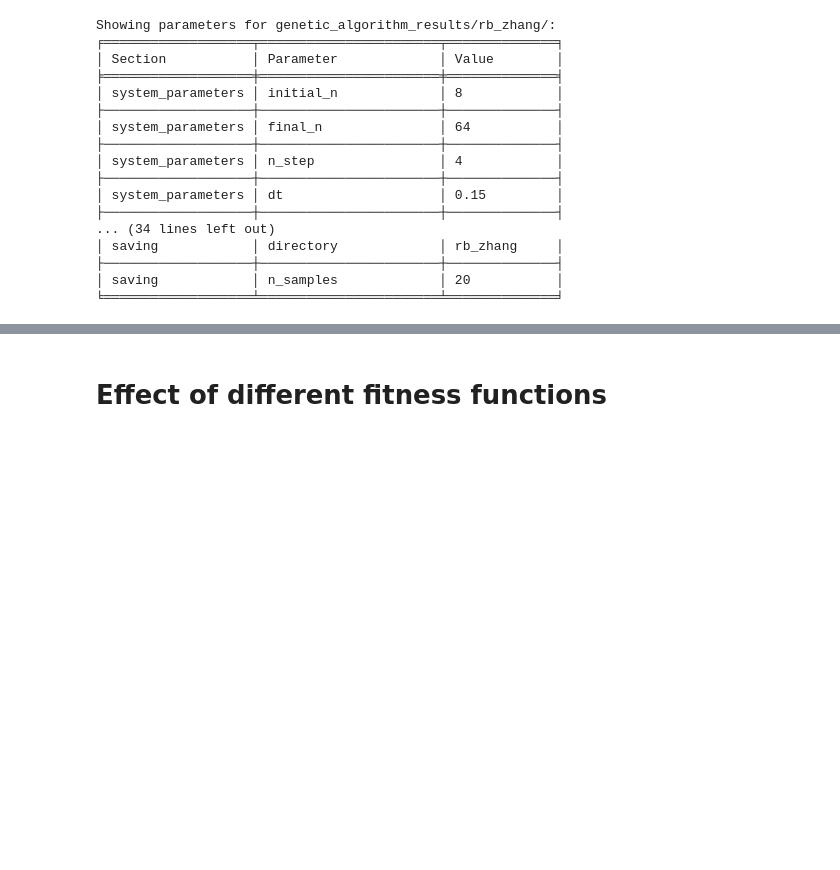
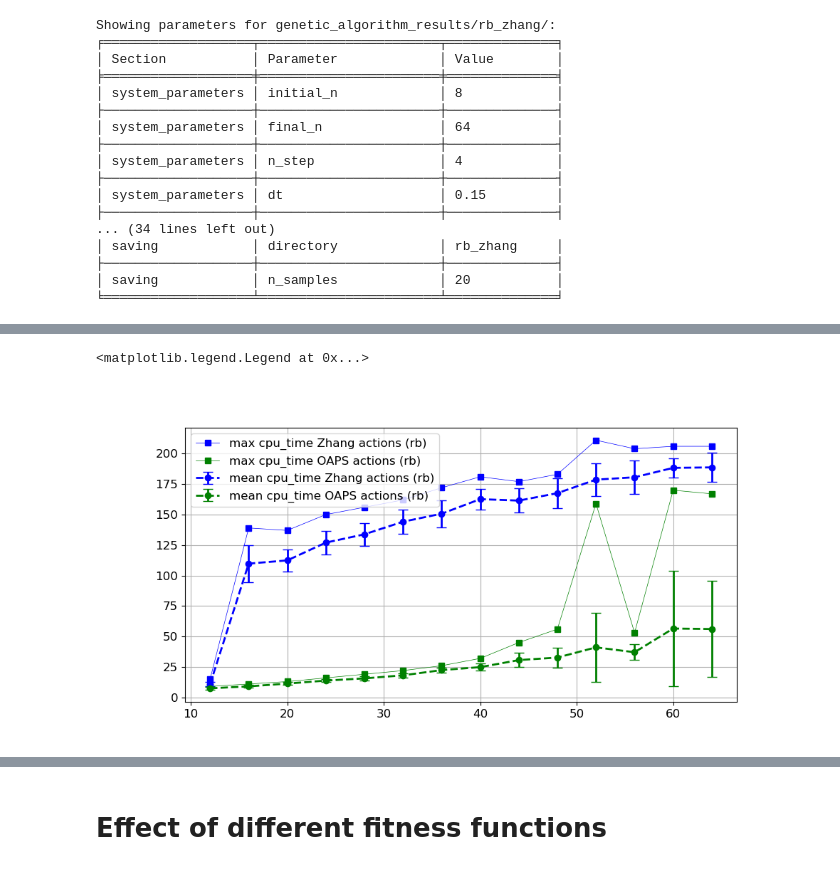
Before and after one commit to sofips/dynamic_control_for_QST, a Jupyter notebook: results_summary.ipynb, the cells around one changed output, grey strips where cells are left out. Saved outputs shown, nothing was run; the diff lists cells and outputs as text; code cells hidden in the pictures; blank space fills up the shorter version.

Commit message:
formatted and added new ga results

```diff
--- a/results_summary.ipynb
+++ b/results_summary.ipynb
@@ -22,5 +32,7 @@ In the directory `genetic_algorithm_results/` the results obtained using genetic
 # %%
-directory1 = 'genetic_algorithm_results/rb_zhang/'
-directory2 = 'genetic_algorithm_results/rb_oaps/'
-directory3 = 'genetic_algorithm_results/lb_zhang/'
-directory4 = 'genetic_algorithm_results/lb_oaps/'
+rb_zhang = 'genetic_algorithm_results/rb_zhang/'   # Reward-based fitness function and Zhang et al actions
+rb_oaps = 'genetic_algorithm_results/rb_oaps/'     # Reward-based fitness function and one action per site
+lb_zhang = 'genetic_algorithm_results/lb_zhang/'   # Natural-based fitness function and Zhang et al actions
+lb_oaps = 'genetic_algorithm_results/lb_oaps/'     # Natural-based fitness function and one action per site
+
+directories = [rb_zhang, rb_oaps, lb_zhang, lb_oaps]
@@ -55,0 +92,8 @@ We also study to action sets:
+# %%
+plt.figure(figsize=(10, 5))
+plot_mean_max(directories[0:2],labels=[' cpu_time Zhang actions (rb)', ' cpu_time OAPS actions (rb)'],column='generations')
+plt.grid()
+plt.legend(loc='upper left')
+# %% [output]
+<matplotlib.legend.Legend at 0x...>
+[figure, added]
```
Also changed, not shown: parts of 13 cells of this notebook.
